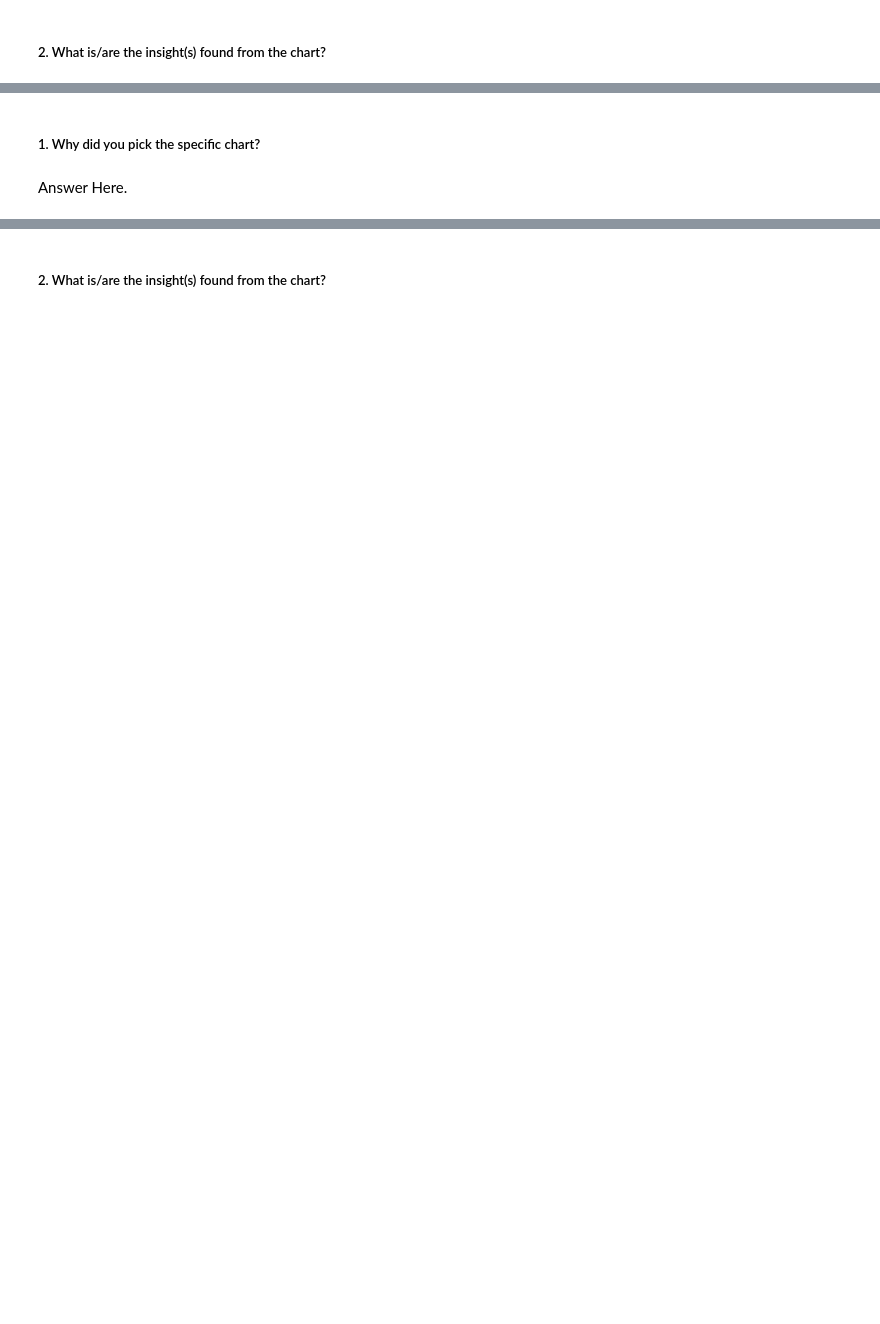
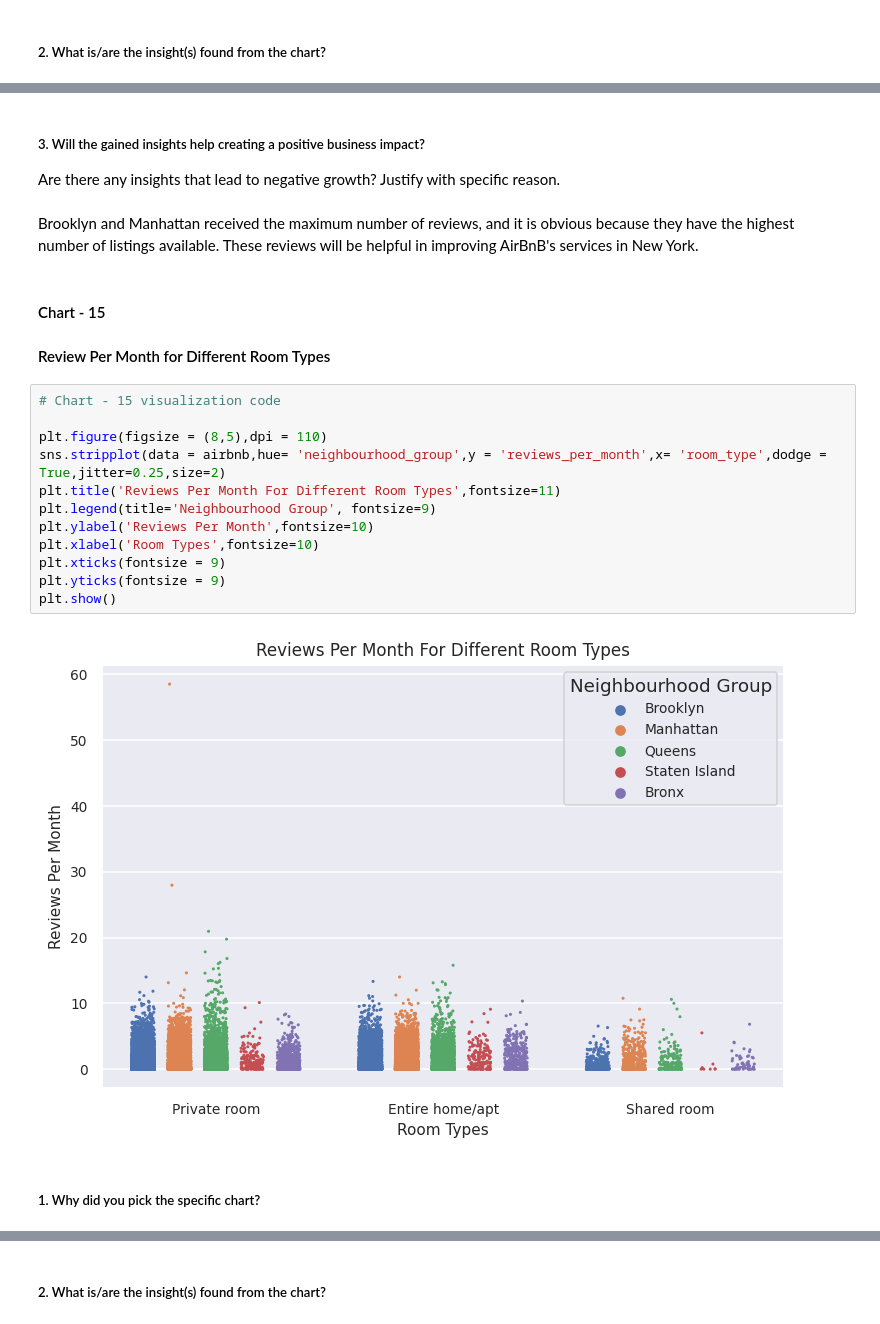
Before and after one commit to abhijain1216/Airbnb-Bookings-Analysis-EDA, a Jupyter notebook: Airbnb_Bookings_Analysis_EDA.ipynb, the cells around one changed output, grey strips where cells are left out. Cells and saved outputs as stored; diff of their text form; blank space fills up the shorter version.

```diff
--- a/Airbnb_Bookings_Analysis_EDA.ipynb
+++ b/Airbnb_Bookings_Analysis_EDA.ipynb
@@ -1003,4 +1029,25 @@ Answer Here
+# %% [markdown]
+##### 3. Will the gained insights help creating a positive business impact?
+Are there any insights that lead to negative growth? Justify with specific reason.
+# %% [markdown]
+Brooklyn and Manhattan received the maximum number of reviews, and it is obvious because they have the highest number of listings available. These reviews will be helpful in improving AirBnB's services in New York.
+# %% [markdown]
+#### Chart - 15
+
+#### Review Per Month for Different Room Types
+# %%
+# Chart - 15 visualization code
+
+plt.figure(figsize = (8,5),dpi = 110)
+sns.stripplot(data = airbnb,hue= 'neighbourhood_group',y = 'reviews_per_month',x= 'room_type',dodge = True,jitter=0.25,size=2)
+plt.title('Reviews Per Month For Different Room Types',fontsize=11)
+plt.legend(title='Neighbourhood Group', fontsize=9)
+plt.ylabel('Reviews Per Month',fontsize=10)
+plt.xlabel('Room Types',fontsize=10)
+plt.xticks(fontsize = 9)
+plt.yticks(fontsize = 9)
+plt.show()
+# %% [output]
+[figure, added]
 # %% [markdown]
 ##### 1. Why did you pick the specific chart?
-# %% [markdown]
-Answer Here.
```
Also changed, not shown: parts of 23 cells of this notebook.
